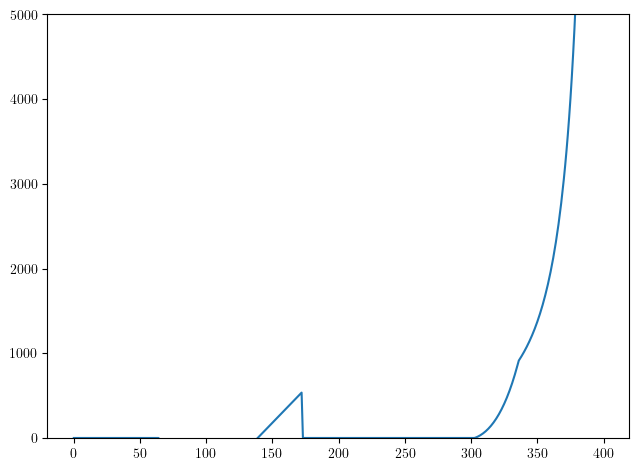
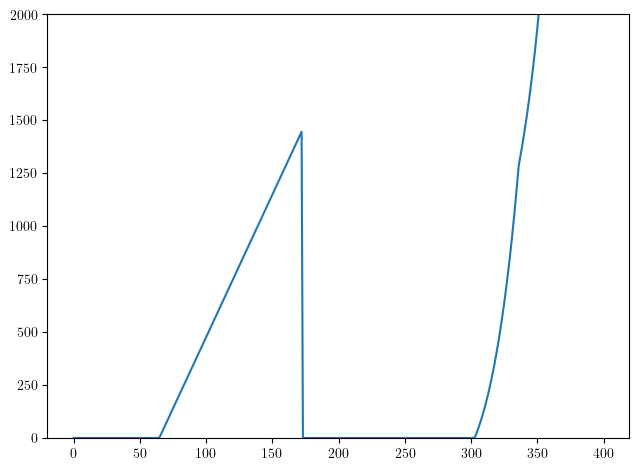
Unified diff of the notebook cell whose output changed from the first chart to the second:
--- before
+++ after
@@ -1,3 +1,3 @@
-plt.plot((nr2-nr1)*(br2-br1) - (nr2-nr1)*10)
+plt.plot((nr2-nr1)*(br2-br1))
 #plt.plot((nr2-nr1)*10)
-plt.ylim(0, 5000)
+plt.ylim(0, 2000)

Commit: consolidate workspace from Dropbox and add nojekyll to pages build workflow